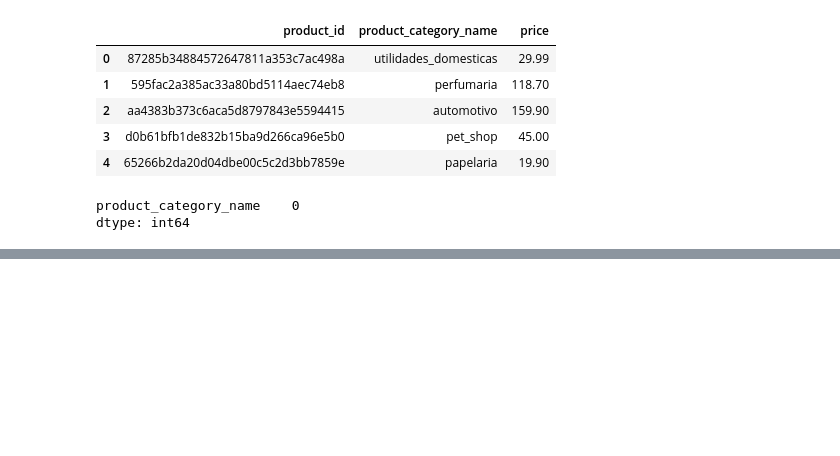
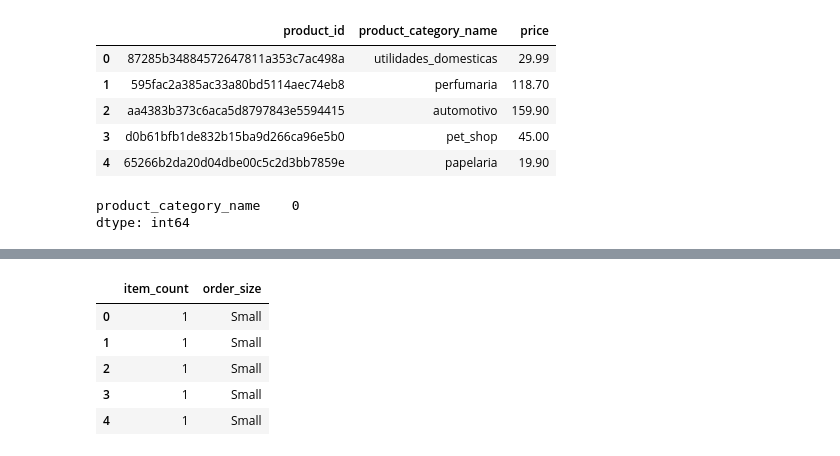
Before and after one commit to harshilarora2005/ecommerce-pipeline, a Jupyter notebook: notebooks/01_etl1_pipeline.ipynb, the cells around one changed output, grey strips where cells are left out. Cells and saved outputs as stored; diff of their text form; code cells hidden in the pictures; blank space fills up the shorter version.

```diff
--- a/notebooks/01_etl1_pipeline.ipynb
+++ b/notebooks/01_etl1_pipeline.ipynb
@@ -286,0 +314,18 @@ master_stage2.to_csv("../data/processed/master_stage2.csv", index=False)
+# %%
+def classify_order_size(x):
+    if x == 1:
+        return 'Small'
+    elif x <= 3:
+        return 'Medium'
+    else:
+        return 'Large'
+
+master_stage2['order_size'] = master_stage2['item_count'].apply(classify_order_size)
+master_stage2[['item_count', 'order_size']].head()
+# %% [output]
+|  | item_count | order_size |
+| 0 | 1 | Small |
+| 1 | 1 | Small |
+| 2 | 1 | Small |
+| 3 | 1 | Small |
+| 4 | 1 | Small |
```
Also changed, not shown: parts of 7 cells of this notebook, 1 other file.
